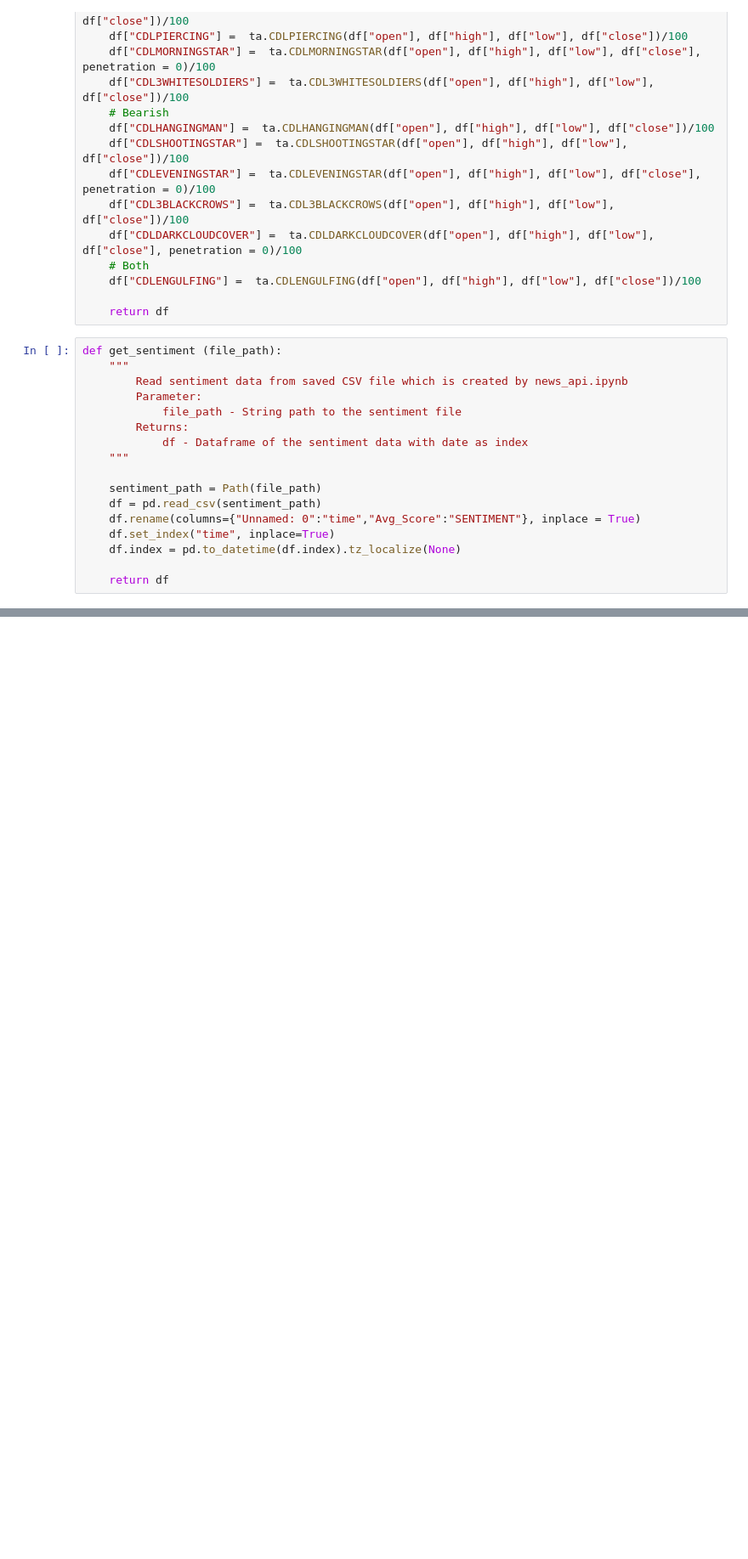
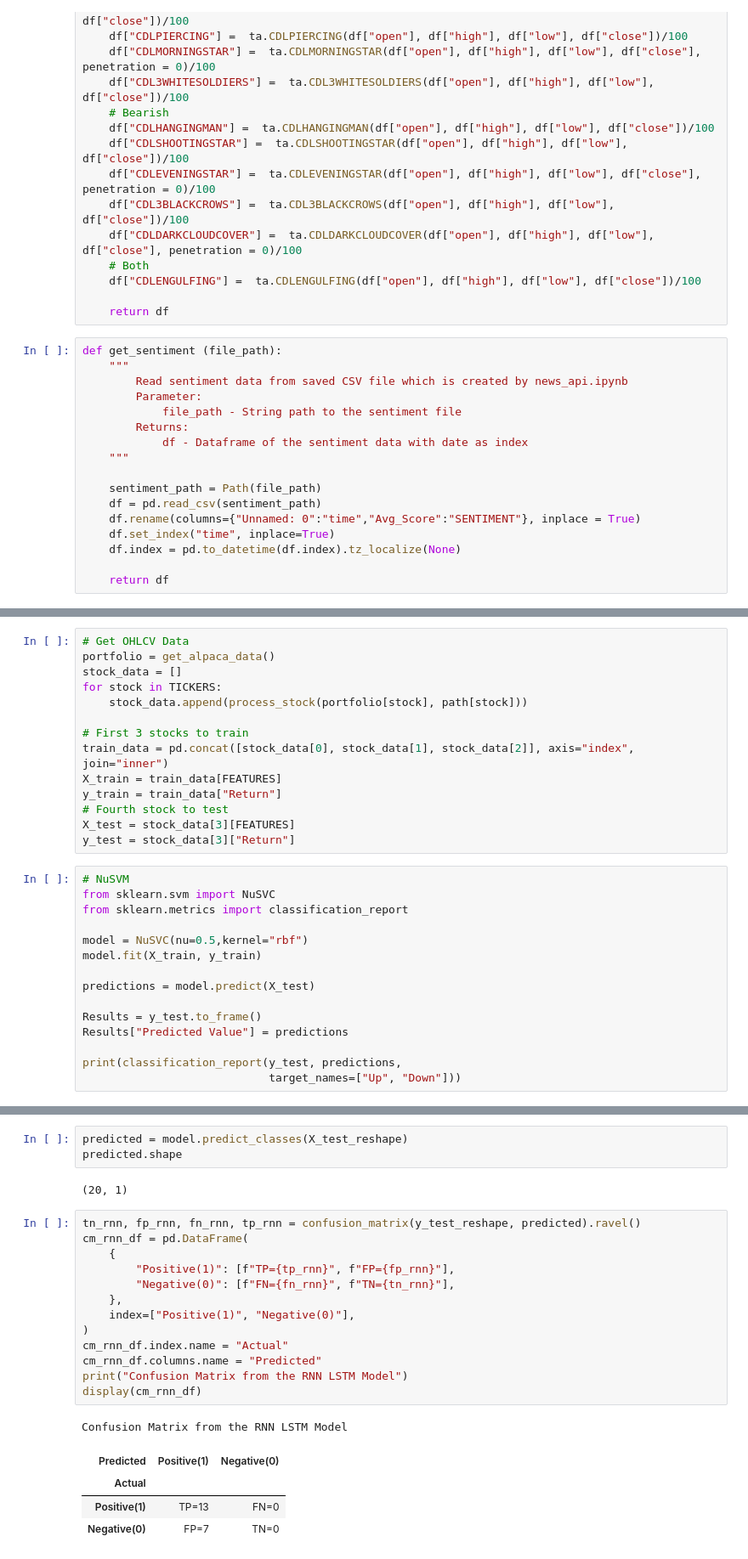
Before and after one commit to tsanpitak/Project_2, a Jupyter notebook: Integrated.ipynb, the cells around one changed output, grey strips where cells are left out. Shown at 85% size. Drawn from its saved outputs; the diff is of its cells as text; blank space fills up the shorter version.

Commit message:
Completed all 3 ML models, but everything is with 50% accuracy

```diff
--- a/Integrated.ipynb
+++ b/Integrated.ipynb
@@ -148,0 +211,29 @@ msft_df.tail()
+# %%
+# Get OHLCV Data
+portfolio = get_alpaca_data()
+stock_data = []
+for stock in TICKERS:
+    stock_data.append(process_stock(portfolio[stock], path[stock]))
+
+# First 3 stocks to train
+train_data = pd.concat([stock_data[0], stock_data[1], stock_data[2]], axis="index", join="inner")
+X_train = train_data[FEATURES]
+y_train = train_data["Return"]
+# Fourth stock to test
+X_test = stock_data[3][FEATURES]
+y_test = stock_data[3]["Return"]
+# %%
+# NuSVM
+from sklearn.svm import NuSVC
+from sklearn.metrics import classification_report
+
+model = NuSVC(nu=0.5,kernel="rbf")
+model.fit(X_train, y_train)
+
+predictions = model.predict(X_test)
+
+Results = y_test.to_frame()
+Results["Predicted Value"] = predictions
+
+print(classification_report(y_test, predictions,
+                            target_names=["Up", "Down"]))
@@ -148,0 +350,24 @@ msft_df.tail()
+# %%
+predicted = model.predict_classes(X_test_reshape)
+predicted.shape
+# %% [output]
+(20, 1)
+# %%
+tn_rnn, fp_rnn, fn_rnn, tp_rnn = confusion_matrix(y_test_reshape, predicted).ravel()
+cm_rnn_df = pd.DataFrame(
+    {
+        "Positive(1)": [f"TP={tp_rnn}", f"FP={fp_rnn}"],
+        "Negative(0)": [f"FN={fn_rnn}", f"TN={tn_rnn}"],
+    },
+    index=["Positive(1)", "Negative(0)"],
+)
+cm_rnn_df.index.name = "Actual"
+cm_rnn_df.columns.name = "Predicted"
+print("Confusion Matrix from the RNN LSTM Model")
+display(cm_rnn_df)
+# %% [output]
+Confusion Matrix from the RNN LSTM Model
+| Predicted | Positive(1) | Negative(0) |
+| Actual |  |  |
+| Positive(1) | TP=13 | FN=0 |
+| Negative(0) | FP=7 | TN=0 |
```
Also changed, not shown: parts of 9 cells of this notebook.
